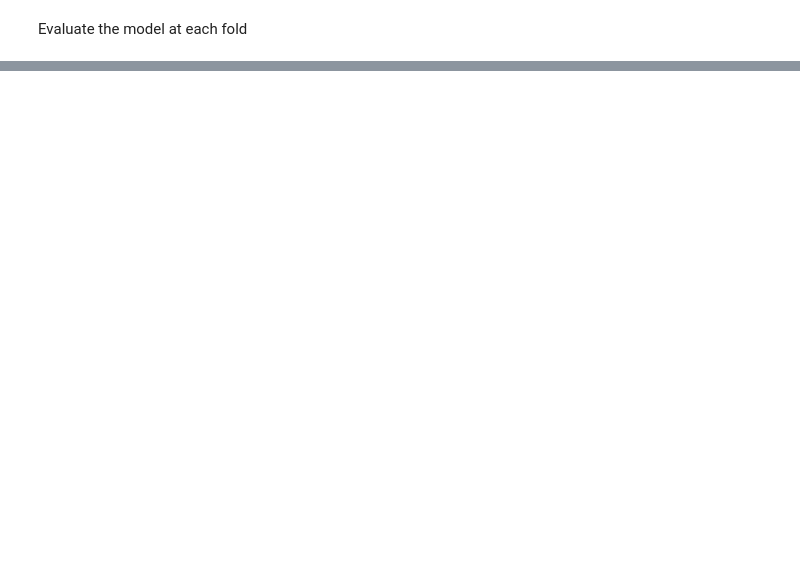
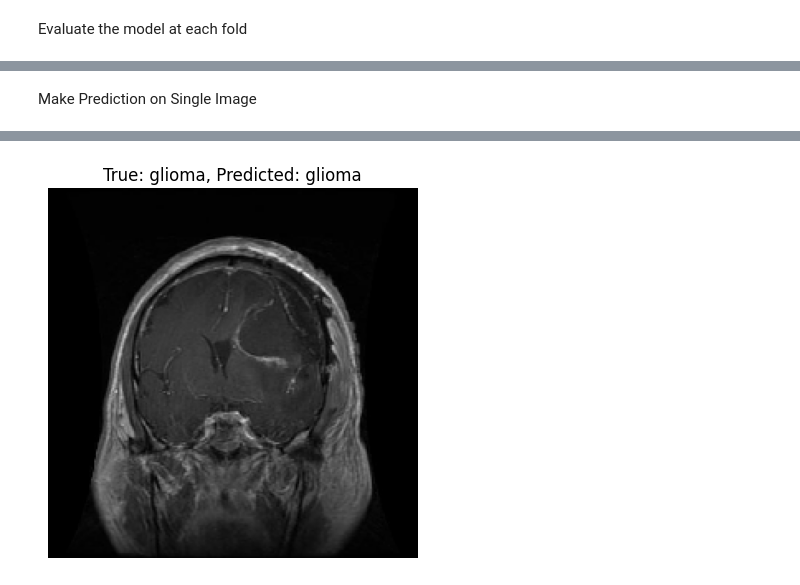
Before and after one commit to XJ-UoG/CSC3009MLMRI, a Jupyter notebook: EfficientNet_B0.ipynb, the cells around one changed output, grey strips where cells are left out. Drawn from its saved outputs; the diff is of its cells as text; code cells hidden in the pictures; blank space fills up the shorter version.

```diff
--- a/EfficientNet_B0.ipynb
+++ b/EfficientNet_B0.ipynb
@@ -742,0 +677,2 @@ Fold 4: 21.88%
+# %% [markdown]
+Make Prediction on Single Image
@@ -742,0 +727,14 @@ Fold 4: 21.88%
+# %%
+val_dir='/content/drive/MyDrive/CSC3009Project/dataset_kfold/fold_0/val'
+
+val_generator = val_datagen.flow_from_directory(
+        val_dir,
+        target_size=(224, 224),  # Image size specified here
+        batch_size=32,
+        class_mode='categorical',
+        shuffle=False
+    )
+
+# Predict and display a random image
+predict_random_image(base_dir, model_path, target_size=(224, 224))
+# %% [output]
@@ -742,0 +743 @@ Fold 4: 21.88%
+[figure, added]
```
Also changed, not shown: parts of 9 cells of this notebook.
